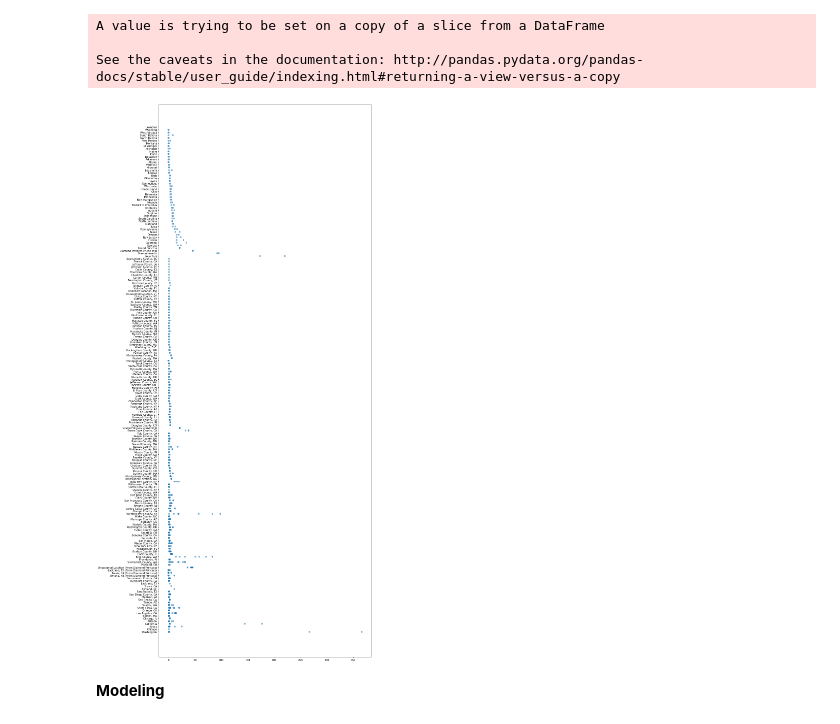
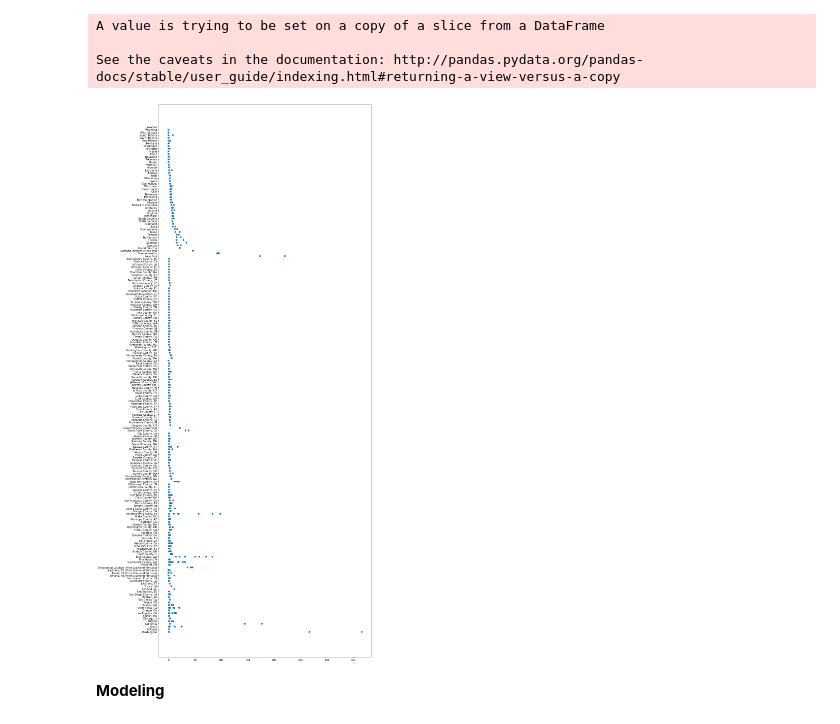
Before and after one commit to anushirahatti/covid-19-analysis, a Jupyter notebook: src/covid_19_analysis.ipynb, the cells around one changed output. Drawn from its saved outputs; the diff is of its cells as text; code cells hidden in the pictures.

```diff
--- a/src/covid_19_analysis.ipynb
+++ b/src/covid_19_analysis.ipynb
@@ -302,10 +275,10 @@ A value is trying to be set on a copy of a slice from a DataFrame
 See the caveats in the documentation: http://pandas.pydata.org/pandas-docs/stable/user_guide/indexing.html#returning-a-view-versus-a-copy
 # %%
 plt.figure(figsize=(15,40))
-plt.scatter(new_data_combined_usa['Confirmed'], new_data_combined_usa['Province_State'], alpha=0.5)
+plt.scatter(new_data_combined_usa['Confirmed'], new_data_combined_usa['Province_State'])
 plt.show()
 # %% [output]
-[figure, old version]
+[figure, new version]
 # %% [markdown]
 **Modeling**
 # %% [markdown]
```
Also changed, not shown: parts of 6 cells of this notebook.
